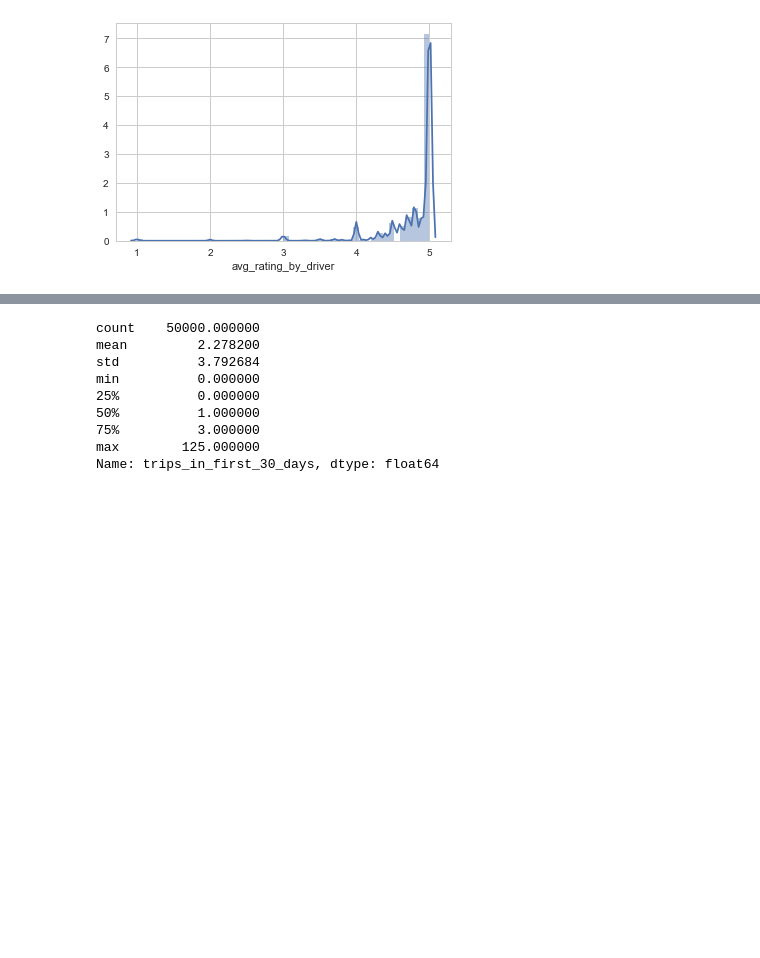
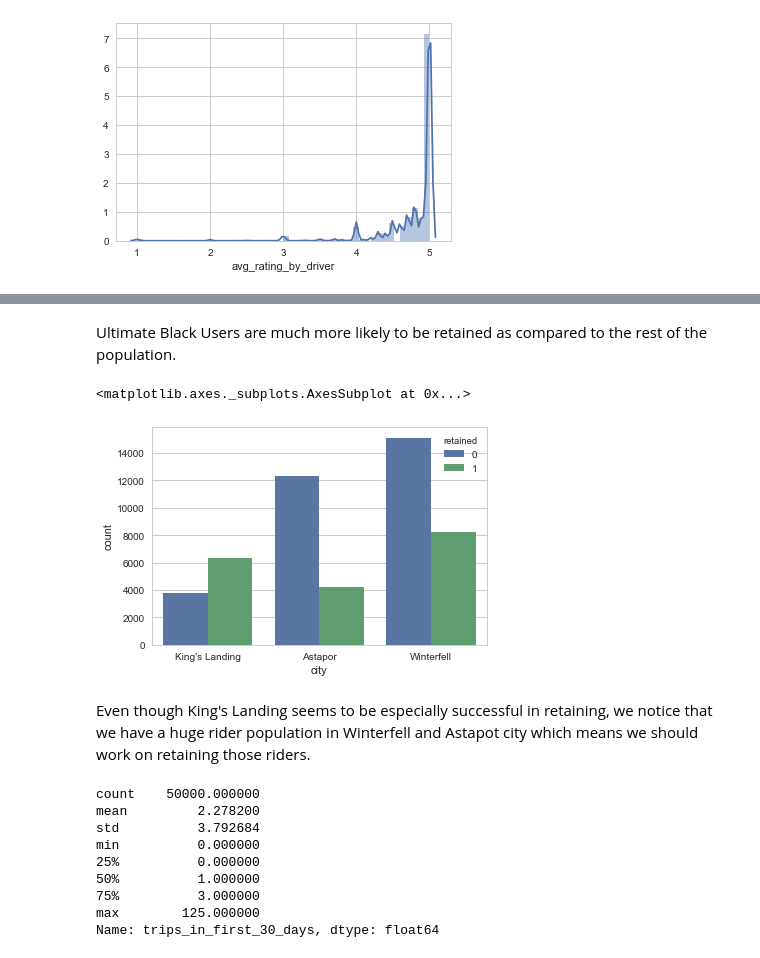
Before and after one commit to ramyatamehrotra/Springboard_DSCT, a Jupyter notebook: Effective_Interviewing/Ultimate_Technology_Challenge.ipynb, the cells around one changed output, grey strips where cells are left out. Cells and saved outputs as stored; diff of their text form; code cells hidden in the pictures; blank space fills up the shorter version.

```diff
--- a/Effective_Interviewing/Ultimate_Technology_Challenge.ipynb
+++ b/Effective_Interviewing/Ultimate_Technology_Challenge.ipynb
@@ -332,3 +380,12 @@ Name: avg_surge, dtype: float64
+# %% [markdown]
+Ultimate Black Users are much more likely to be retained as compared to the rest of the population.
+# %%
+sns.countplot(x='city', data=df, hue='retained')
+# %% [output]
+<matplotlib.axes._subplots.AxesSubplot at 0x...>
+[figure, added]
+# %% [markdown]
+Even though King's Landing seems to be especially successful in retaining, we notice that we have a huge rider population in Winterfell and Astapot city which means we should work on retaining those riders.
 # %%
 df['trips_in_first_30_days'].describe()
 # %% [output]
```
Also changed, not shown: parts of 26 cells of this notebook.
